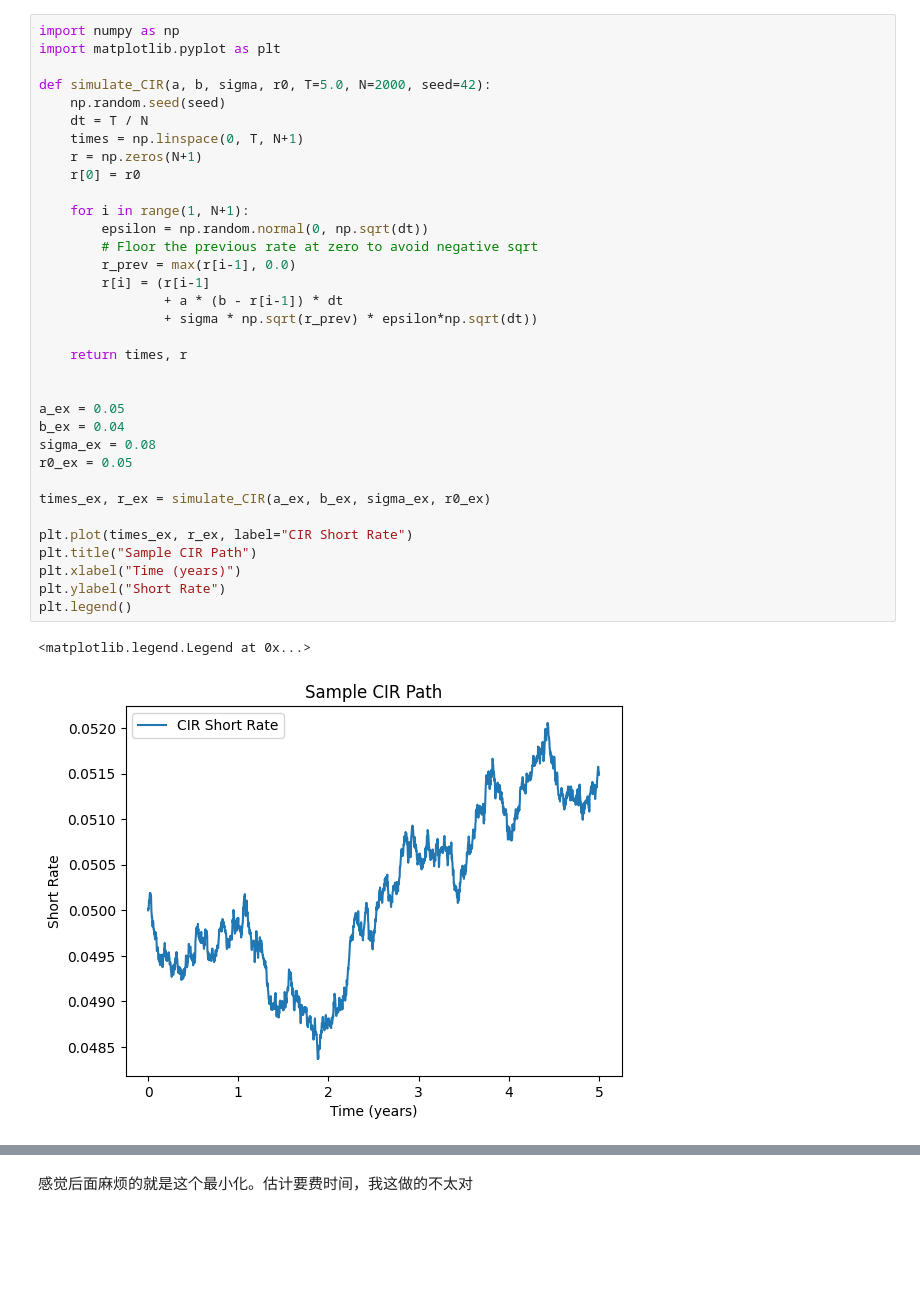
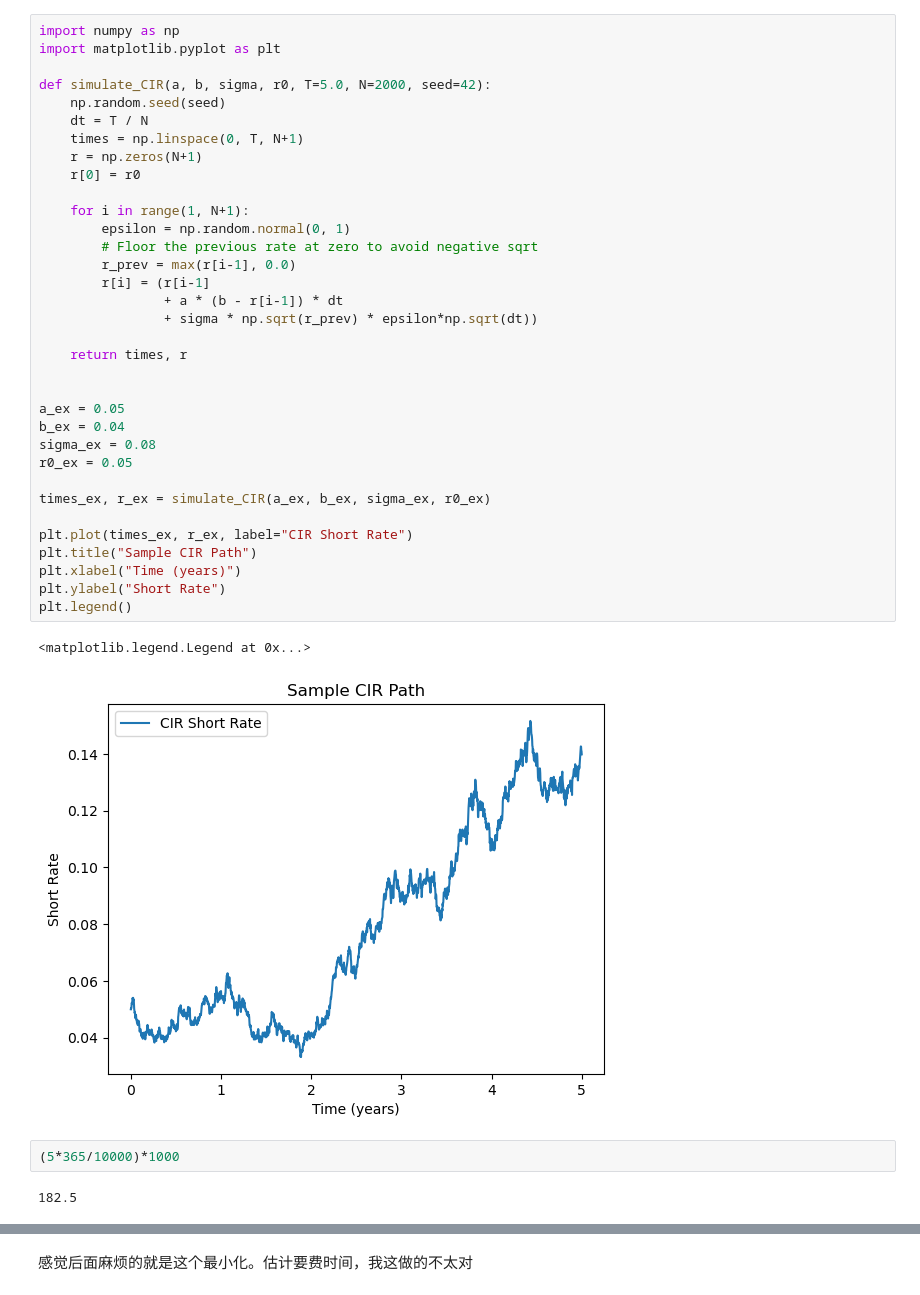
Before and after one commit to ZedongDaniel/IRModeling, a Jupyter notebook: CIR_interest_rate_model (1).ipynb, the cells around one changed output, grey strips where cells are left out. Saved outputs shown, nothing was run; the diff lists cells and outputs as text; blank space fills up the shorter version.

```diff
--- a/CIR_interest_rate_model (1).ipynb
+++ b/CIR_interest_rate_model (1).ipynb
@@ -6,32 +6,36 @@ def simulate_CIR(a, b, sigma, r0, T=5.0, N=2000, seed=42):
     np.random.seed(seed)
     dt = T / N
     times = np.linspace(0, T, N+1)
     r = np.zeros(N+1)
     r[0] = r0
 
     for i in range(1, N+1):
-        epsilon = np.random.normal(0, np.sqrt(dt))
+        epsilon = np.random.normal(0, 1)
         # Floor the previous rate at zero to avoid negative sqrt
         r_prev = max(r[i-1], 0.0)
         r[i] = (r[i-1]
                 + a * (b - r[i-1]) * dt
                 + sigma * np.sqrt(r_prev) * epsilon*np.sqrt(dt))
 
     return times, r
 
 
 a_ex = 0.05
 b_ex = 0.04
 sigma_ex = 0.08
 r0_ex = 0.05
 
 times_ex, r_ex = simulate_CIR(a_ex, b_ex, sigma_ex, r0_ex)
 
 plt.plot(times_ex, r_ex, label="CIR Short Rate")
 plt.title("Sample CIR Path")
 plt.xlabel("Time (years)")
 plt.ylabel("Short Rate")
 plt.legend()
 # %% [output]
 <matplotlib.legend.Legend at 0x...>
-[figure, old version]
+[figure, new version]
+# %%
+(5*365/10000)*1000
+# %% [output]
+182.5
```
Also changed, not shown: parts of 8 cells of this notebook, 1 other file.
